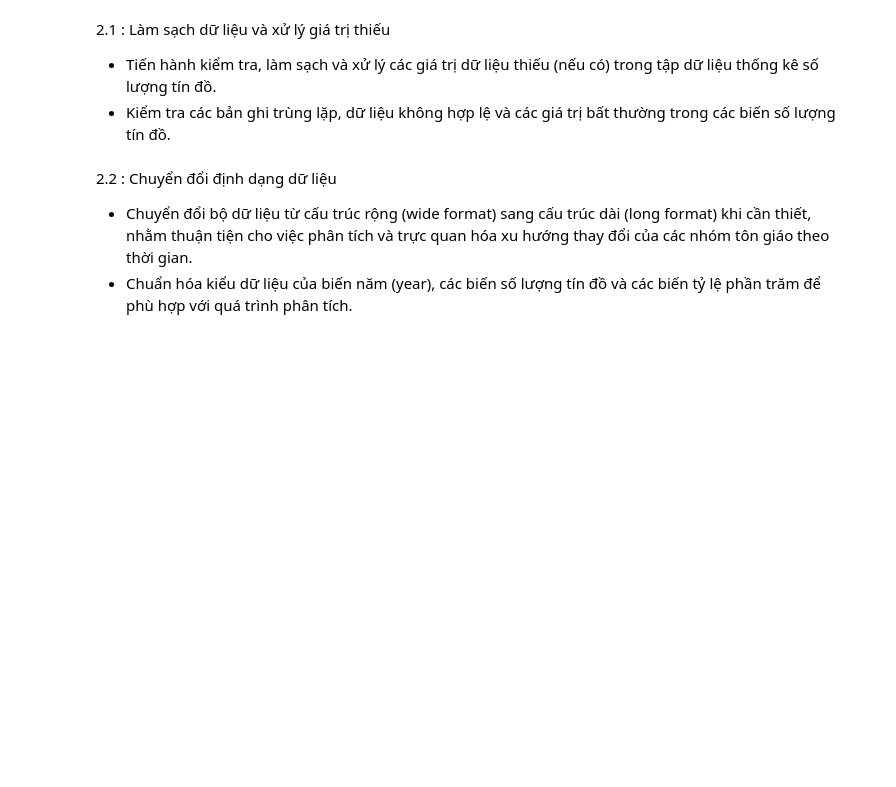
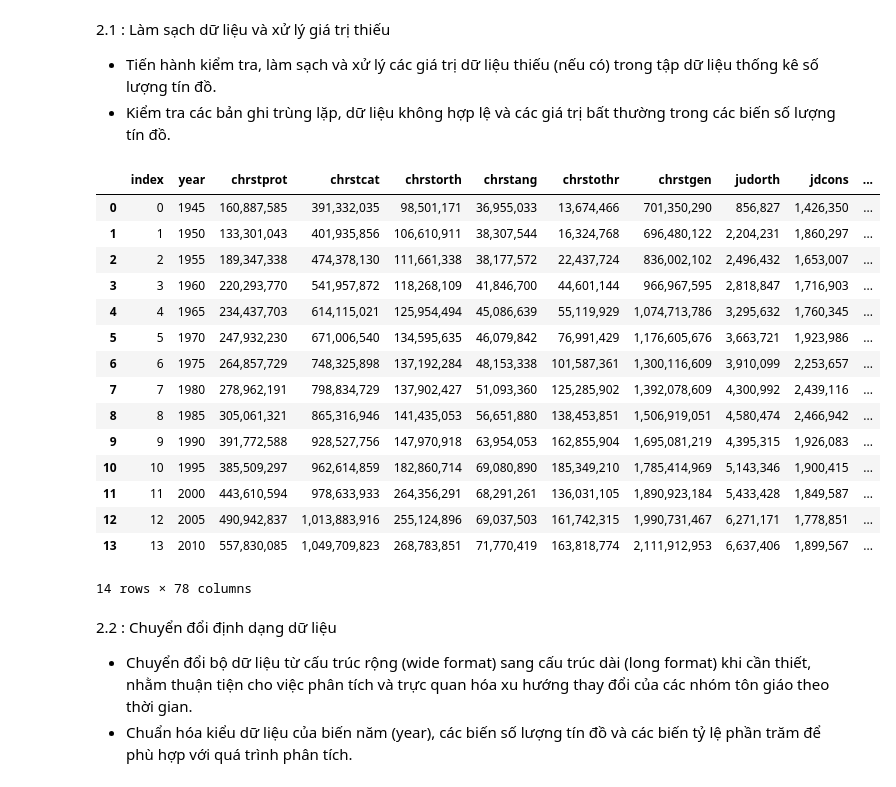
Before and after one commit to 28-TranTrungKien-24174600028/Do_An_1_Nhom_2_3_DHKL18A1HN, a Jupyter notebook: Đồ án 1.ipynb, the cells around one changed output. Drawn from its saved outputs; the diff is of its cells as text; code cells hidden in the pictures; blank space fills up the shorter version.

```diff
--- a/Đồ án 1.ipynb
+++ b/Đồ án 1.ipynb
@@ -22,6 +22,28 @@
 
 *   Tiến hành kiểm tra, làm sạch và xử lý các giá trị dữ liệu thiếu (nếu có) trong tập dữ liệu thống kê số lượng tín đồ.
 *   Kiểm tra các bản ghi trùng lặp, dữ liệu không hợp lệ và các giá trị bất thường trong các biến số lượng tín đồ.
+# %%
+import pandas as pd
+url = "https://raw.githubusercontent.com/28-TranTrungKien-24174600028/Do_An_1_Nhom_2_3_DHKL18A1HN/refs/heads/main/WRP%20global%20data.csv"
+df_global = pd.read_csv(url)
+df_global.head(14)
+# %% [output]
+|  | index | year | chrstprot | chrstcat | chrstorth | chrstang | chrstothr | chrstgen | judorth | jdcons | ... |
+| 0 | 0 | 1945 | 160,887,585 | 391,332,035 | 98,501,171 | 36,955,033 | 13,674,466 | 701,350,290 | 856,827 | 1,426,350 | ... |
+| 1 | 1 | 1950 | 133,301,043 | 401,935,856 | 106,610,911 | 38,307,544 | 16,324,768 | 696,480,122 | 2,204,231 | 1,860,297 | ... |
+| 2 | 2 | 1955 | 189,347,338 | 474,378,130 | 111,661,338 | 38,177,572 | 22,437,724 | 836,002,102 | 2,496,432 | 1,653,007 | ... |
+| 3 | 3 | 1960 | 220,293,770 | 541,957,872 | 118,268,109 | 41,846,700 | 44,601,144 | 966,967,595 | 2,818,847 | 1,716,903 | ... |
+| 4 | 4 | 1965 | 234,437,703 | 614,115,021 | 125,954,494 | 45,086,639 | 55,119,929 | 1,074,713,786 | 3,295,632 | 1,760,345 | ... |
+| 5 | 5 | 1970 | 247,932,230 | 671,006,540 | 134,595,635 | 46,079,842 | 76,991,429 | 1,176,605,676 | 3,663,721 | 1,923,986 | ... |
+| 6 | 6 | 1975 | 264,857,729 | 748,325,898 | 137,192,284 | 48,153,338 | 101,587,361 | 1,300,116,609 | 3,910,099 | 2,253,657 | ... |
+| 7 | 7 | 1980 | 278,962,191 | 798,834,729 | 137,902,427 | 51,093,360 | 125,285,902 | 1,392,078,609 | 4,300,992 | 2,439,116 | ... |
+| 8 | 8 | 1985 | 305,061,321 | 865,316,946 | 141,435,053 | 56,651,880 | 138,453,851 | 1,506,919,051 | 4,580,474 | 2,466,942 | ... |
+| 9 | 9 | 1990 | 391,772,588 | 928,527,756 | 147,970,918 | 63,954,053 | 162,855,904 | 1,695,081,219 | 4,395,315 | 1,926,083 | ... |
+| 10 | 10 | 1995 | 385,509,297 | 962,614,859 | 182,860,714 | 69,080,890 | 185,349,210 | 1,785,414,969 | 5,143,346 | 1,900,415 | ... |
+| 11 | 11 | 2000 | 443,610,594 | 978,633,933 | 264,356,291 | 68,291,261 | 136,031,105 | 1,890,923,184 | 5,433,428 | 1,849,587 | ... |
+| 12 | 12 | 2005 | 490,942,837 | 1,013,883,916 | 255,124,896 | 69,037,503 | 161,742,315 | 1,990,731,467 | 6,271,171 | 1,778,851 | ... |
+| 13 | 13 | 2010 | 557,830,085 | 1,049,709,823 | 268,783,851 | 71,770,419 | 163,818,774 | 2,111,912,953 | 6,637,406 | 1,899,567 | ... |
+14 rows × 78 columns
 # %% [markdown]
 2.2 : Chuyển đổi định dạng dữ liệu
 
```
